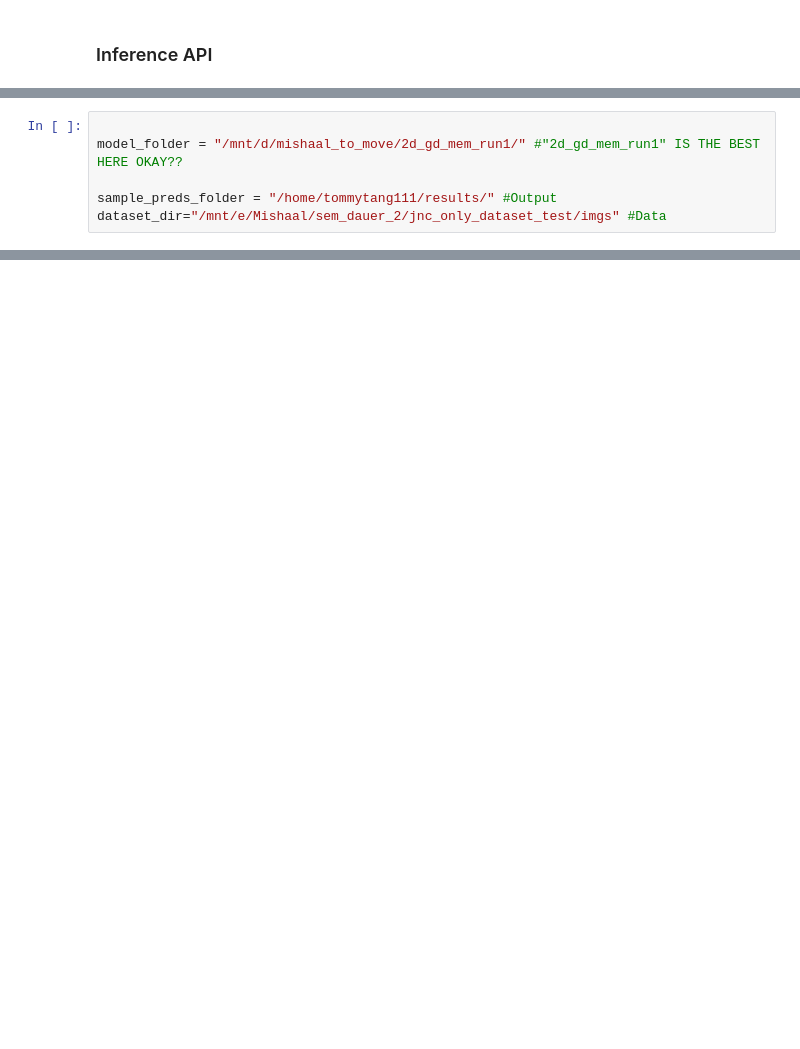
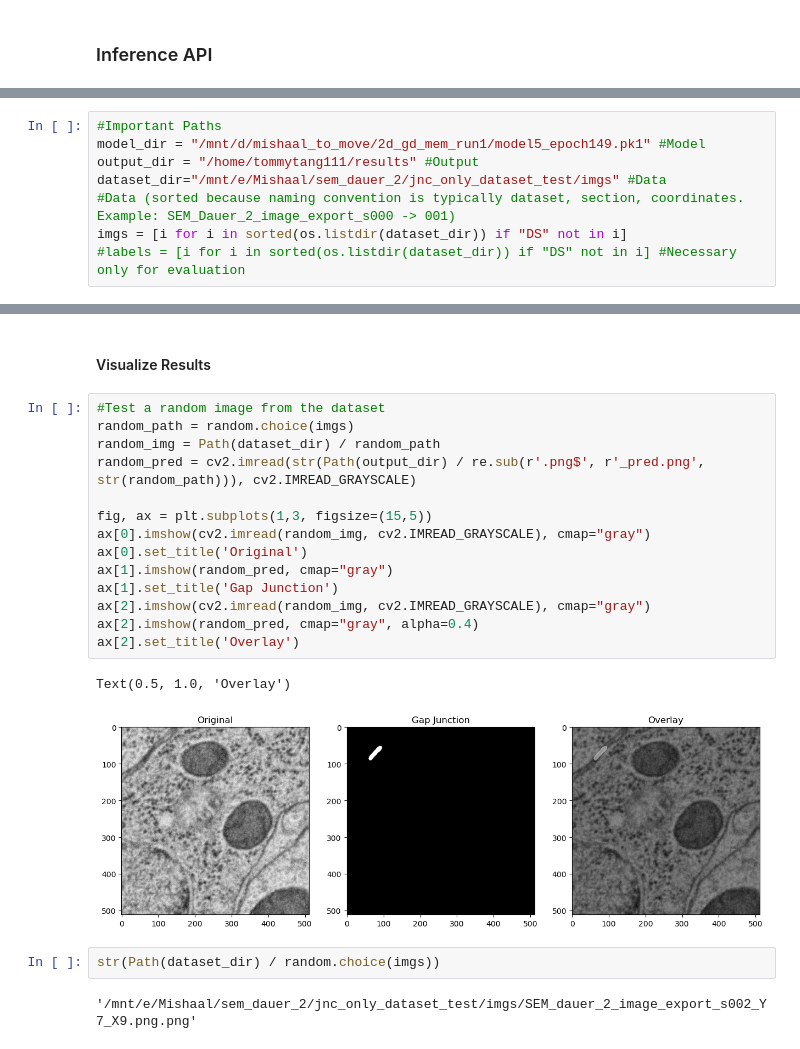
Before and after one commit to Tommytang111/gap-junction-segmentation, a Jupyter notebook: test.ipynb, the cells around one changed output, grey strips where cells are left out. Drawn from its saved outputs; the diff is of its cells as text; blank space fills up the shorter version.

```diff
--- a/test.ipynb
+++ b/test.ipynb
@@ -7,6 +9,8 @@ ModuleNotFoundError: No module named 'resnet'
 # %%
-
-model_folder = "/mnt/d/mishaal_to_move/2d_gd_mem_run1/" #"2d_gd_mem_run1" IS THE BEST HERE OKAY??
-
-sample_preds_folder = "/home/tommytang111/results/" #Output
+#Important Paths
+model_dir = "/mnt/d/mishaal_to_move/2d_gd_mem_run1/model5_epoch149.pk1" #Model
+output_dir = "/home/tommytang111/results" #Output
 dataset_dir="/mnt/e/Mishaal/sem_dauer_2/jnc_only_dataset_test/imgs" #Data
+#Data (sorted because naming convention is typically dataset, section, coordinates. Example: SEM_Dauer_2_image_export_s000 -> 001)
+imgs = [i for i in sorted(os.listdir(dataset_dir)) if "DS" not in i]
+#labels = [i for i in sorted(os.listdir(dataset_dir)) if "DS" not in i] #Necessary only for evaluation
@@ -12,0 +70,23 @@ dataset_dir="/mnt/e/Mishaal/sem_dauer_2/jnc_only_dataset_test/imgs" #Data
+# %% [markdown]
+#### Visualize Results
+# %%
+#Test a random image from the dataset
+random_path = random.choice(imgs)
+random_img = Path(dataset_dir) / random_path
+random_pred = cv2.imread(str(Path(output_dir) / re.sub(r'.png$', r'_pred.png', str(random_path))), cv2.IMREAD_GRAYSCALE)
+
+fig, ax = plt.subplots(1,3, figsize=(15,5))
+ax[0].imshow(cv2.imread(random_img, cv2.IMREAD_GRAYSCALE), cmap="gray")
+ax[0].set_title('Original')
+ax[1].imshow(random_pred, cmap="gray")
+ax[1].set_title('Gap Junction')
+ax[2].imshow(cv2.imread(random_img, cv2.IMREAD_GRAYSCALE), cmap="gray")
+ax[2].imshow(random_pred, cmap="gray", alpha=0.4)
+ax[2].set_title('Overlay')
+# %% [output]
+Text(0.5, 1.0, 'Overlay')
+[figure, added]
+# %%
+str(Path(dataset_dir) / random.choice(imgs))
+# %% [output]
+'/mnt/e/Mishaal/sem_dauer_2/jnc_only_dataset_test/imgs/SEM_dauer_2_image_export_s002_Y7_X9.png.png'
```
Also changed, not shown: parts of 8 cells of this notebook, 1 other file.
